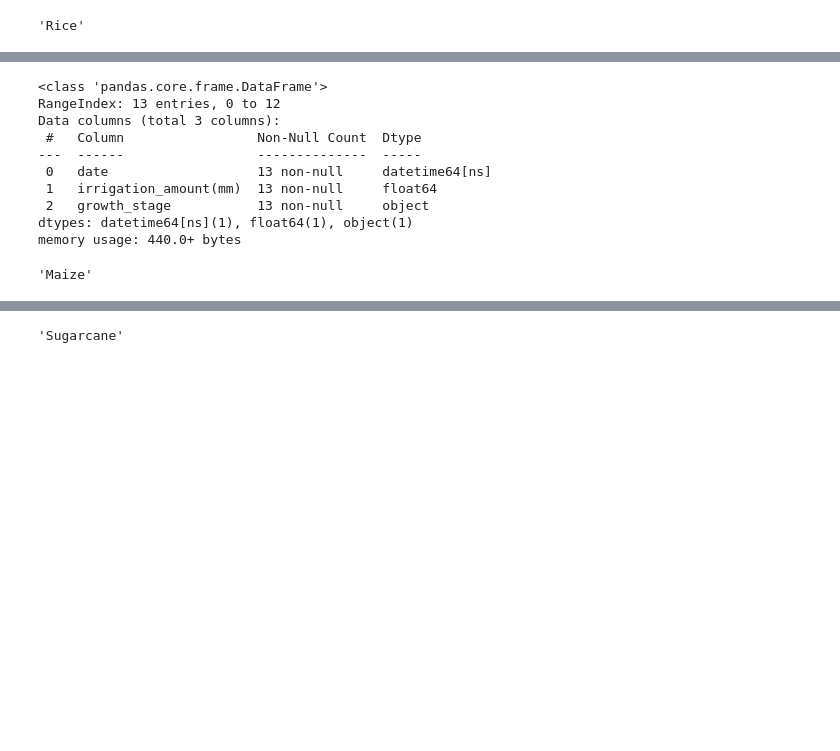
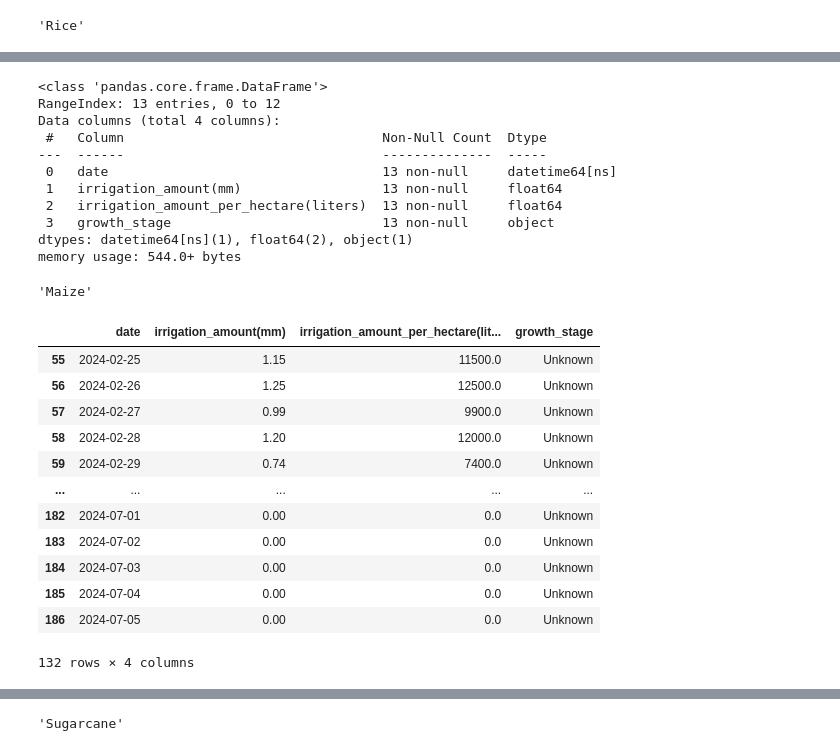
Before and after one commit to Godwin-Oti/Smart-Irrigation-System, a Jupyter notebook: Punjab_India/PUNJAB_2.ipynb, the cells around one changed output, grey strips where cells are left out. Drawn from its saved outputs; the diff is of its cells as text; code cells hidden in the pictures; blank space fills up the shorter version.

```diff
--- a/Punjab_India/PUNJAB_2.ipynb
+++ b/Punjab_India/PUNJAB_2.ipynb
@@ -742,7 +941,7 @@ irrigation_schedule
 # Create an irrigation schedule within the growing season of Maize
 irrigation_schedule_rice = rice_data[(rice_data['date'] >= '2023-11-11') &
                                               (rice_data['date'] <= '2024-03-10') &
-                                              (rice_data['irrigation_amount(mm)'] > 0)][['date', 'irrigation_amount(mm)','growth_stage']]
+                                              (rice_data['irrigation_amount(mm)'] > 0)][['date', 'irrigation_amount(mm)', 'irrigation_amount_per_hectare(liters)','growth_stage']]
 
 
 # Display the resulting irrigation schedule
@@ -751,14 +950,15 @@ rice_irrigation_schedule.info()
 # %% [output]
 <class 'pandas.core.frame.DataFrame'>
 RangeIndex: 13 entries, 0 to 12
-Data columns (total 3 columns):
- #   Column                 Non-Null Count  Dtype
----  ------                 --------------  -----
- 0   date                   13 non-null     datetime64[ns]
- 1   irrigation_amount(mm)  13 non-null     float64
- 2   growth_stage           13 non-null     object
-dtypes: datetime64[ns](1), float64(1), object(1)
-memory usage: 440.0+ bytes
+Data columns (total 4 columns):
+ #   Column                                 Non-Null Count  Dtype
+---  ------                                 --------------  -----
+ 0   date                                   13 non-null     datetime64[ns]
+ 1   irrigation_amount(mm)                  13 non-null     float64
+ 2   irrigation_amount_per_hectare(liters)  13 non-null     float64
+ 3   growth_stage                           13 non-null     object
+dtypes: datetime64[ns](1), float64(2), object(1)
+memory usage: 544.0+ bytes
 # %%
 rice_irrigation_schedule
 # %%
@@ -766,22 +966,45 @@ rice_irrigation_schedule
 # %% [output]
 'Maize'
 # %%
-threshold_soil_moisture = 0.220757	  # Example threshold in m³/m³(which is mean of soil moisture in the Dataset)
+
+threshold_soil_moisture = 0.220757  # Example threshold in m³/m³(which is mean of soil moisture in the Dataset)
+
 # Calculate soil deficit
 maize_data['soil_deficit(mm)'] = maize_data['ETc (mm)'] - maize_data['precipitation (mm)']
 maize_data['irrigation_need'] = maize_data['soil_moisture_28_to_100cm (m³/m³)'] < threshold_soil_moisture
-#maize_data['date'] = pd.to_datetime(maize_data['date'])
+
+# Function to calculate irrigation need
 def calculate_irrigation_need(soil_moisture, threshold, soil_deficit):
     if soil_moisture < threshold:
         return max(0, threshold - soil_moisture + soil_deficit)
     return 0
 
+# Calculate irrigation amount in mm
 maize_data['irrigation_amount(mm)'] = maize_data.apply(lambda row: calculate_irrigation_need(
-    row['soil_moisture_28_to_100cm (m³/m³)'], threshold_soil_moisture, row['soil_deficit(mm)']), axis=1)
+    row['soil_moisture_28_to_100cm (m³/m³)'], threshold_soil_moisture, row['soil_deficit(mm)']), axis=1).round(2)
+
+# Calculate irrigation amount per hectare in liters and round to 2 decimal places
+maize_data['irrigation_amount_per_hectare(liters)'] = (maize_data['irrigation_amount(mm)'] * 10000).round(2)
 
 # Create an irrigation schedule
-irrigation_schedule = maize_data[maize_data['irrigation_need'] == True][['date', 'irrigation_amount(mm)','growth_stage']]
+irrigation_schedule = maize_data[maize_data['irrigation_need'] == True][['date', 'irrigation_amount(mm)', 'irrigation_amount_per_hectare(liters)', 'growth_stage']]
+
+# Display the irrigation schedule
 irrigation_schedule
+# %% [output]
+|  | date | irrigation_amount(mm) | irrigation_amount_per_hectare(lit... | growth_stage |
+| 55 | 2024-02-25 | 1.15 | 11500.0 | Unknown |
+| 56 | 2024-02-26 | 1.25 | 12500.0 | Unknown |
+| 57 | 2024-02-27 | 0.99 | 9900.0 | Unknown |
+| 58 | 2024-02-28 | 1.20 | 12000.0 | Unknown |
+| 59 | 2024-02-29 | 0.74 | 7400.0 | Unknown |
+| ... | ... | ... | ... | ... |
+| 182 | 2024-07-01 | 0.00 | 0.0 | Unknown |
+| 183 | 2024-07-02 | 0.00 | 0.0 | Unknown |
+| 184 | 2024-07-03 | 0.00 | 0.0 | Unknown |
+| 185 | 2024-07-04 | 0.00 | 0.0 | Unknown |
+| 186 | 2024-07-05 | 0.00 | 0.0 | Unknown |
+132 rows × 4 columns
 # %%
 maize_data.head(4)
 # %%
```
Also changed, not shown: parts of 32 cells of this notebook, 1 other file.
